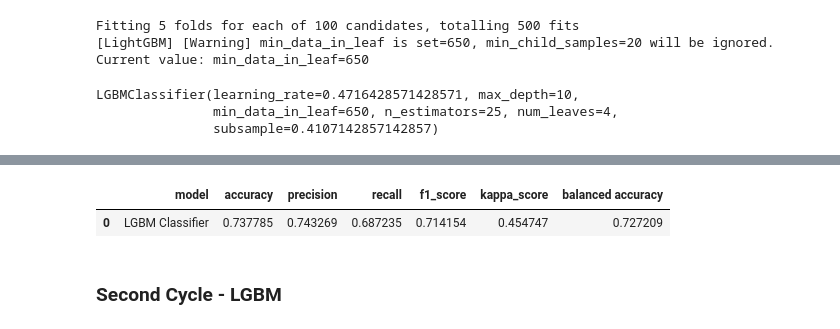
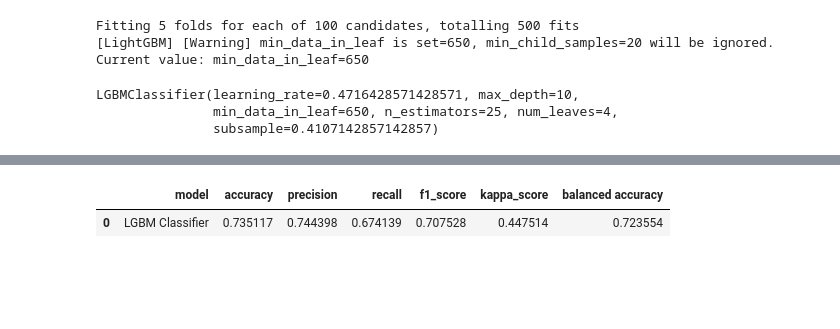
Before and after one commit to felipedmnq/Cardiac-disease-prediction, a Jupyter notebook: Notebooks/Cardiovascular_disease_prediction_second_cycle.ipynb, the cells around one changed output, grey strips where cells are left out. Saved outputs shown, nothing was run; the diff lists cells and outputs as text; code cells hidden in the pictures; blank space fills up the shorter version.

Commit message:
finished second cycle

```diff
--- a/Notebooks/Cardiovascular_disease_prediction_second_cycle.ipynb
+++ b/Notebooks/Cardiovascular_disease_prediction_second_cycle.ipynb
@@ -1029,13 +1065,13 @@ LGBMClassifier(learning_rate=0.4716428571428571, max_depth=10,
                subsample=0.4107142857142857)
 # %%
 LGBM_model = LGBMClassifier(colsample_bytree=0.55,
-                            learning_rate=0.08657142857142856,
+                            learning_rate=0.4716428571428571,
                             max_depth=10,
-                            min_data_in_leaf=900,
-                            n_estimators=70,
-                            num_leaves=16,
+                            min_data_in_leaf=650,
+                            n_estimators=25,
+                            num_leaves=4,
                             random_state=43,
-                            subsample=0.30357142857142855)
+                            subsample=0.4107142857142857)
 
 LGBM_model.fit(x_train, y_train)
 y_hat_LGBM = LGBM_model.predict(x_test)
@@ -1065,4 +1102,2 @@ LGBM_metrics
 |  | model | accuracy | precision | recall | f1_score | kappa_score | balanced accuracy |
-| 0 | LGBM Classifier | 0.737785 | 0.743269 | 0.687235 | 0.714154 | 0.454747 | 0.727209 |
+| 0 | LGBM Classifier | 0.735117 | 0.744398 | 0.674139 | 0.707528 | 0.447514 | 0.723554 |
-# %% [markdown]
-### Second Cycle - LGBM
```
Also changed, not shown: parts of 71 cells of this notebook.
